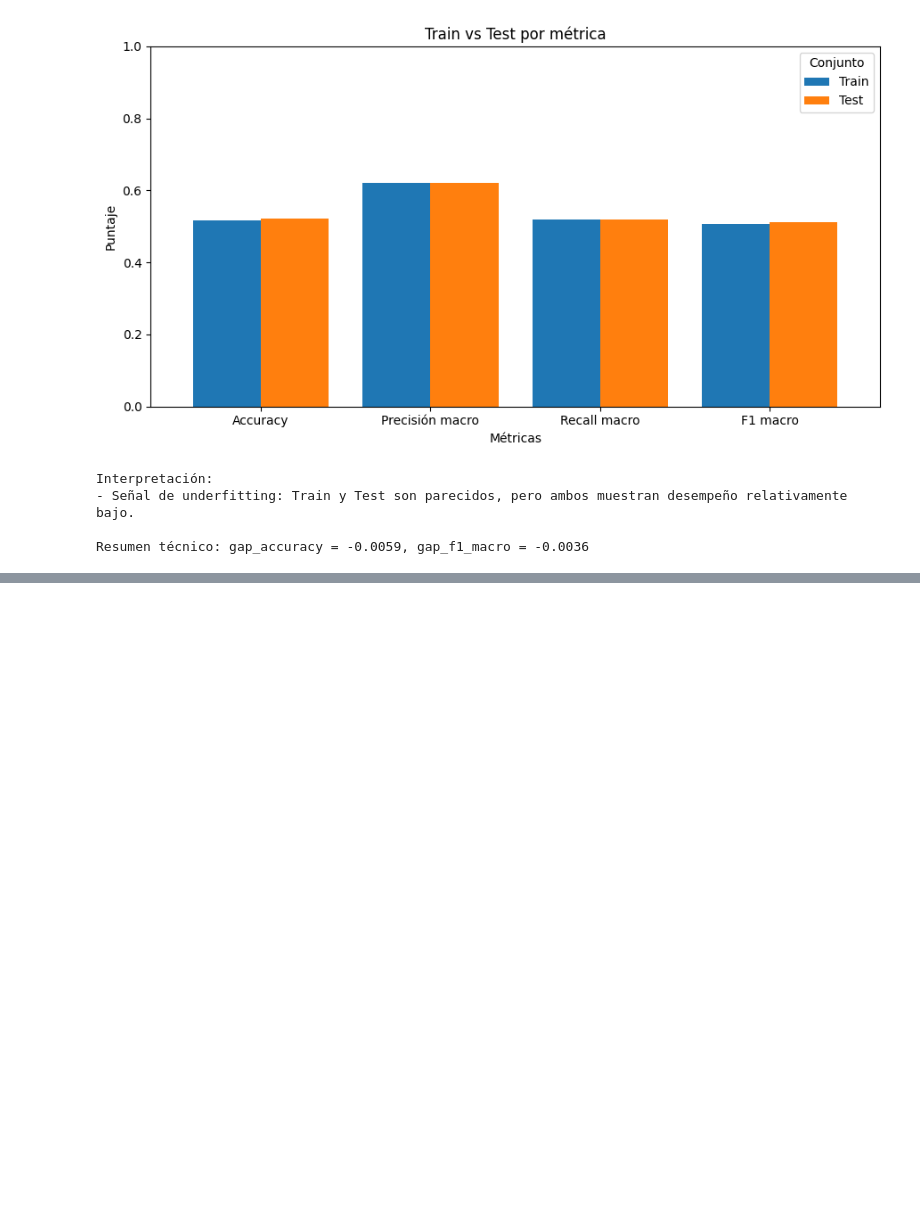
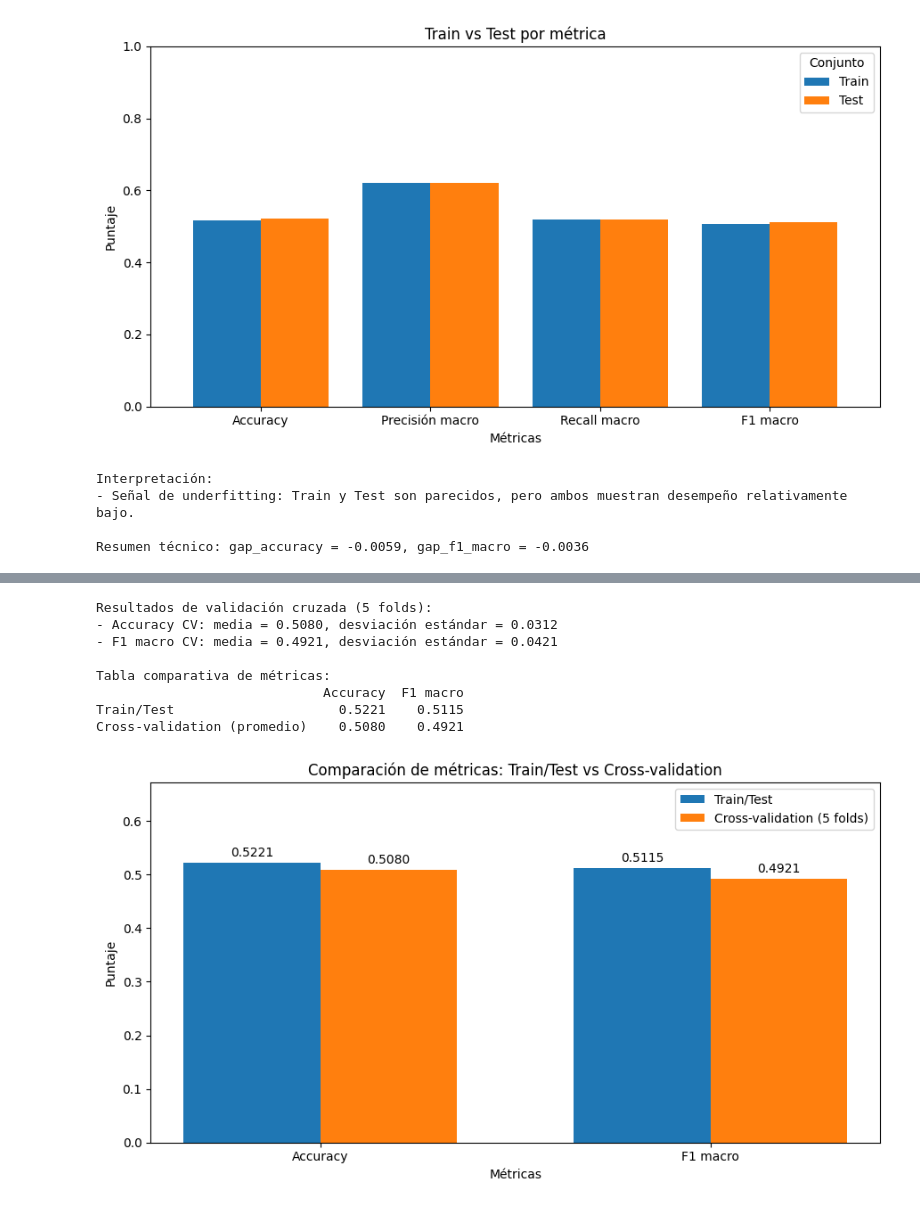
Before and after one commit to yosemm/Laboratorio5_Mineria, a Jupyter notebook: Analisis.ipynb, the cells around one changed output, grey strips where cells are left out. Saved outputs shown, nothing was run; the diff lists cells and outputs as text; code cells hidden in the pictures; blank space fills up the shorter version.

Commit message:
Agregar actividad 8

```diff
--- a/Analisis.ipynb
+++ b/Analisis.ipynb
@@ -624,0 +627,80 @@ Resumen técnico: gap_accuracy = -0.0059, gap_f1_macro = -0.0036
+# %%
+# Actividad 8: validacion cruzada del modelo de clasificacion Naive Bayes
+
+# Se importa la funcion para validacion cruzada.
+from sklearn.model_selection import cross_val_score
+
+# Se definen metricas para validacion cruzada con 5 folds.
+scores_acc_cv = cross_val_score(
+    modelo_nb_clas,
+    X_clas,
+    y_clas,
+    cv=5,
+    scoring='accuracy'
+ )
+scores_f1_cv = cross_val_score(
+    modelo_nb_clas,
+    X_clas,
+    y_clas,
+    cv=5,
+    scoring='f1_macro'
+ )
+
+# Se calculan promedio y desviacion estandar de cada metrica.
+acc_cv_mean = scores_acc_cv.mean()
+acc_cv_std = scores_acc_cv.std()
+f1_cv_mean = scores_f1_cv.mean()
+f1_cv_std = scores_f1_cv.std()
+
+print('Resultados de validación cruzada (5 folds):')
+print(f'- Accuracy CV: media = {acc_cv_mean:.4f}, desviación estándar = {acc_cv_std:.4f}')
+print(f'- F1 macro CV: media = {f1_cv_mean:.4f}, desviación estándar = {f1_cv_std:.4f}')
+
+# Se construye tabla comparativa con valores previos y validacion cruzada.
+accuracy_anterior = 0.5221
+f1_anterior = 0.5115
+
+tabla_comparativa_cv = pd.DataFrame({
+    'Accuracy': [accuracy_anterior, acc_cv_mean],
+    'F1 macro': [f1_anterior, f1_cv_mean]
+}, index=['Train/Test', 'Cross-validation (promedio)'])
+
+print('\nTabla comparativa de métricas:')
+print(tabla_comparativa_cv.round(4).to_string())
+
+# Se grafica comparacion Train/Test vs Cross-validation para ambas metricas.
+metricas = ['Accuracy', 'F1 macro']
+valores_anterior = [accuracy_anterior, f1_anterior]
+valores_cv = [acc_cv_mean, f1_cv_mean]
+
+x = np.arange(len(metricas))
+width = 0.35
+
+fig, ax = plt.subplots(figsize=(9, 5))
+barras_anterior = ax.bar(x - width / 2, valores_anterior, width, label='Train/Test')
+barras_cv = ax.bar(x + width / 2, valores_cv, width, label='Cross-validation (5 folds)')
+
+ax.set_title('Comparación de métricas: Train/Test vs Cross-validation')
+ax.set_xlabel('Métricas')
+ax.set_ylabel('Puntaje')
+ax.set_xticks(x)
+ax.set_xticklabels(metricas)
+ax.set_ylim(0, min(1.0, max(valores_anterior + valores_cv) + 0.15))
+ax.legend()
+
+# Se agregan etiquetas para facilitar la interpretacion visual.
+ax.bar_label(barras_anterior, fmt='%.4f', padding=3)
+ax.bar_label(barras_cv, fmt='%.4f', padding=3)
+
+plt.tight_layout()
+plt.show()
+# %% [output]
+Resultados de validación cruzada (5 folds):
+- Accuracy CV: media = 0.5080, desviación estándar = 0.0312
+- F1 macro CV: media = 0.4921, desviación estándar = 0.0421
+
+Tabla comparativa de métricas:
+                             Accuracy  F1 macro
+Train/Test                     0.5221    0.5115
+Cross-validation (promedio)    0.5080    0.4921
+[figure, added]
```
Also changed, not shown: parts of 1 cell of this notebook.
